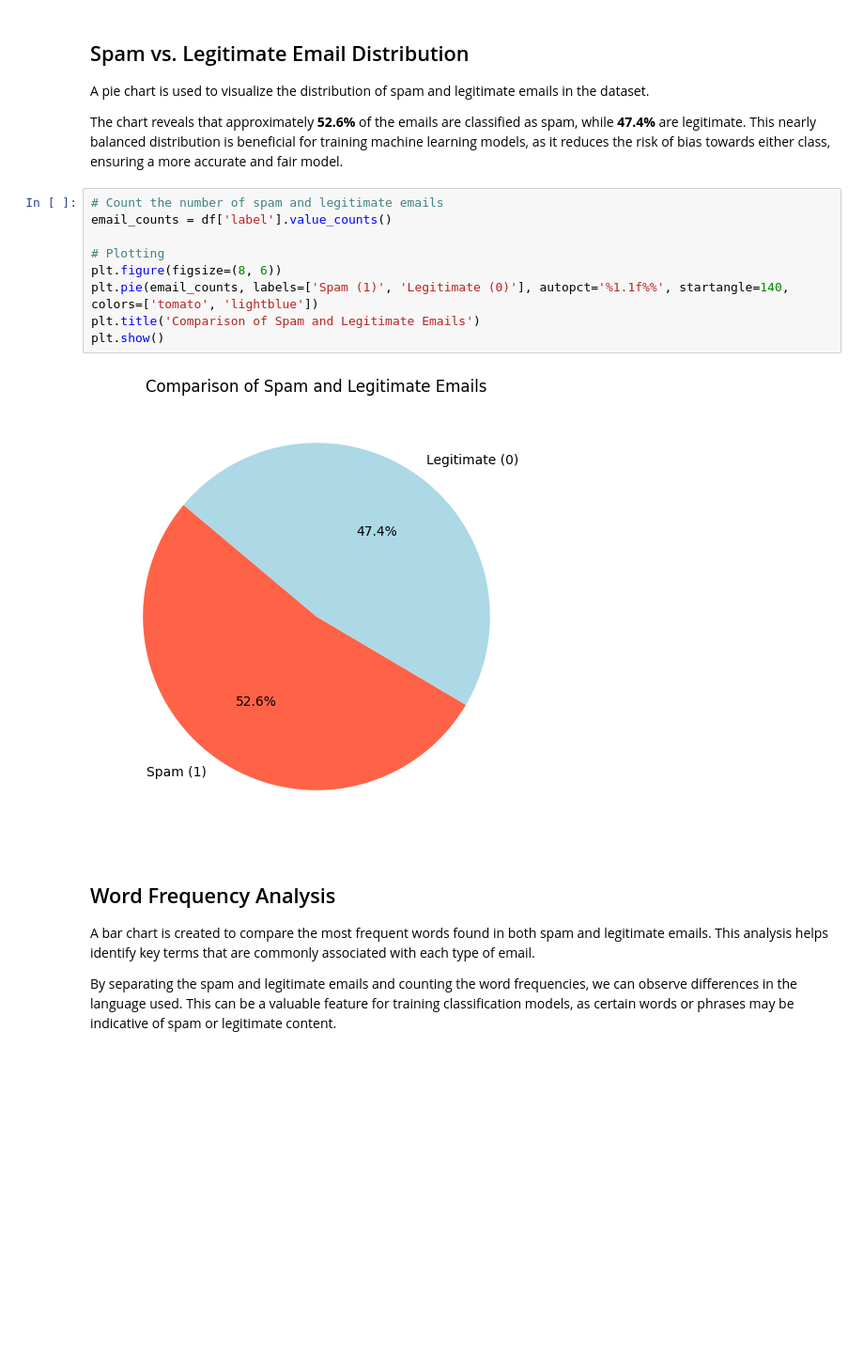
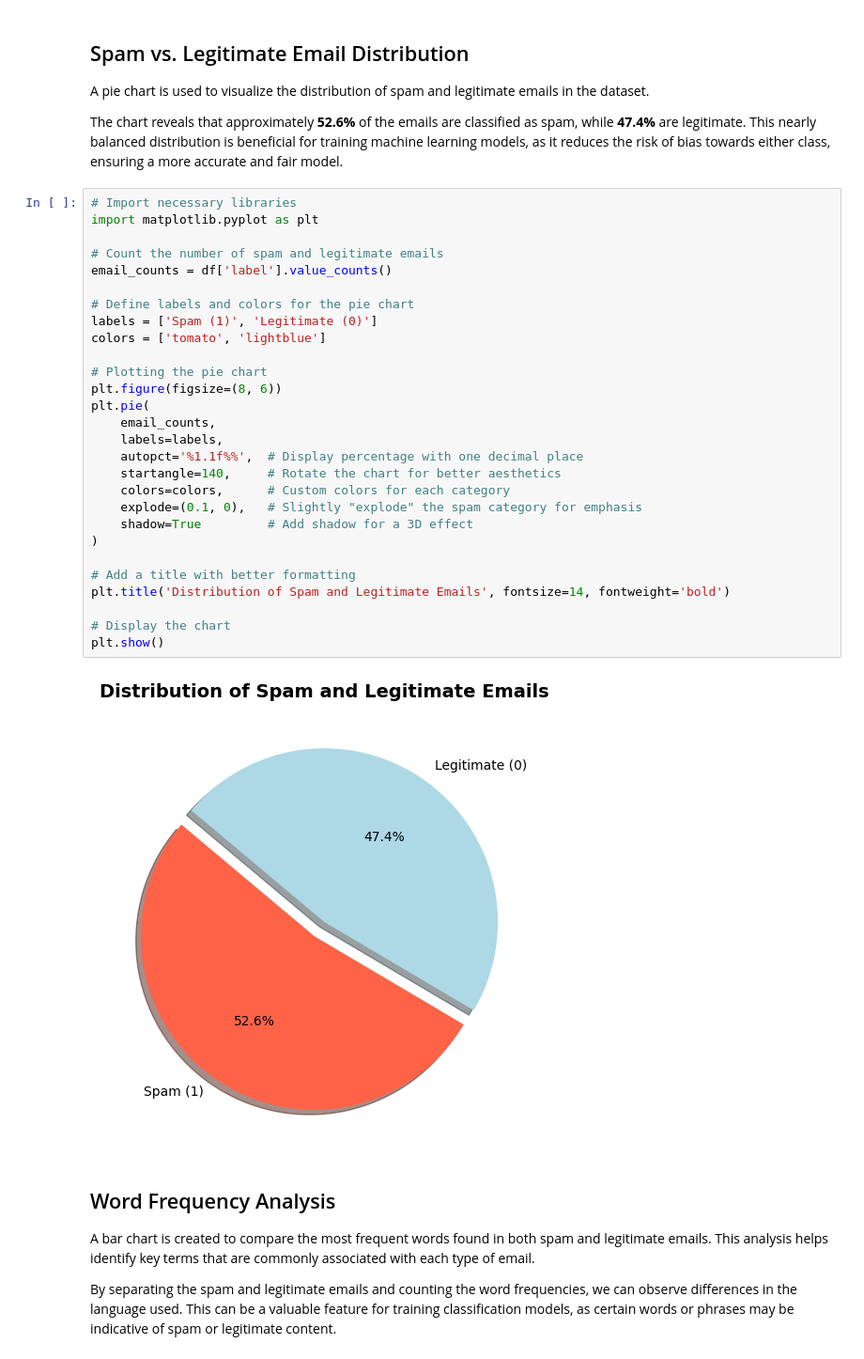
Before and after one commit to sergio11/spam_email_classifier_lstm, a Jupyter notebook: Spam_Email_Classification.ipynb, the cells around one changed output. Shown at 94% size. Drawn from its saved outputs; the diff is of its cells as text; blank space fills up the shorter version.

```diff
--- a/Spam_Email_Classification.ipynb
+++ b/Spam_Email_Classification.ipynb
@@ -296,16 +302,35 @@ A pie chart is used to visualize the distribution of spam and legitimate emails
 
 The chart reveals that approximately **52.6%** of the emails are classified as spam, while **47.4%** are legitimate. This nearly balanced distribution is beneficial for training machine learning models, as it reduces the risk of bias towards either class, ensuring a more accurate and fair model.
 # %%
+# Import necessary libraries
+import matplotlib.pyplot as plt
+
 # Count the number of spam and legitimate emails
 email_counts = df['label'].value_counts()
 
-# Plotting
+# Define labels and colors for the pie chart
+labels = ['Spam (1)', 'Legitimate (0)']
+colors = ['tomato', 'lightblue']
+
+# Plotting the pie chart
 plt.figure(figsize=(8, 6))
-plt.pie(email_counts, labels=['Spam (1)', 'Legitimate (0)'], autopct='%1.1f%%', startangle=140, colors=['tomato', 'lightblue'])
-plt.title('Comparison of Spam and Legitimate Emails')
+plt.pie(
+    email_counts,
+    labels=labels,
+    autopct='%1.1f%%',  # Display percentage with one decimal place
+    startangle=140,     # Rotate the chart for better aesthetics
+    colors=colors,      # Custom colors for each category
+    explode=(0.1, 0),   # Slightly "explode" the spam category for emphasis
+    shadow=True         # Add shadow for a 3D effect
+)
+
+# Add a title with better formatting
+plt.title('Distribution of Spam and Legitimate Emails', fontsize=14, fontweight='bold')
+
+# Display the chart
 plt.show()
 # %% [output]
-[figure, old version]
+[figure, new version]
 # %% [markdown]
 ## Word Frequency Analysis
 
```
Also changed, not shown: parts of 21 cells of this notebook, 3 other files.
